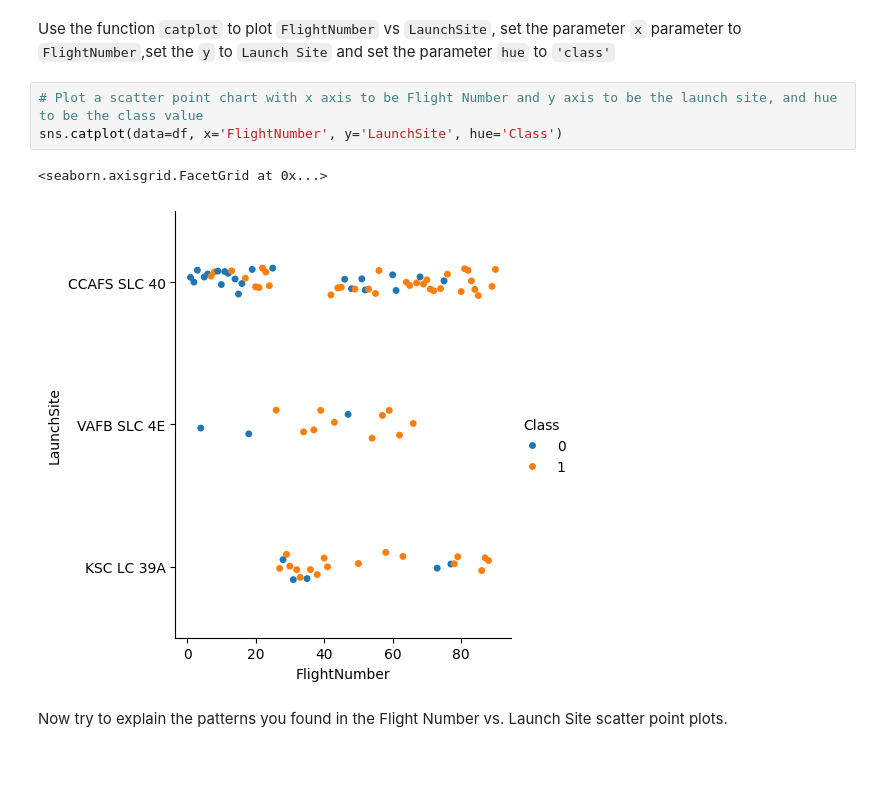
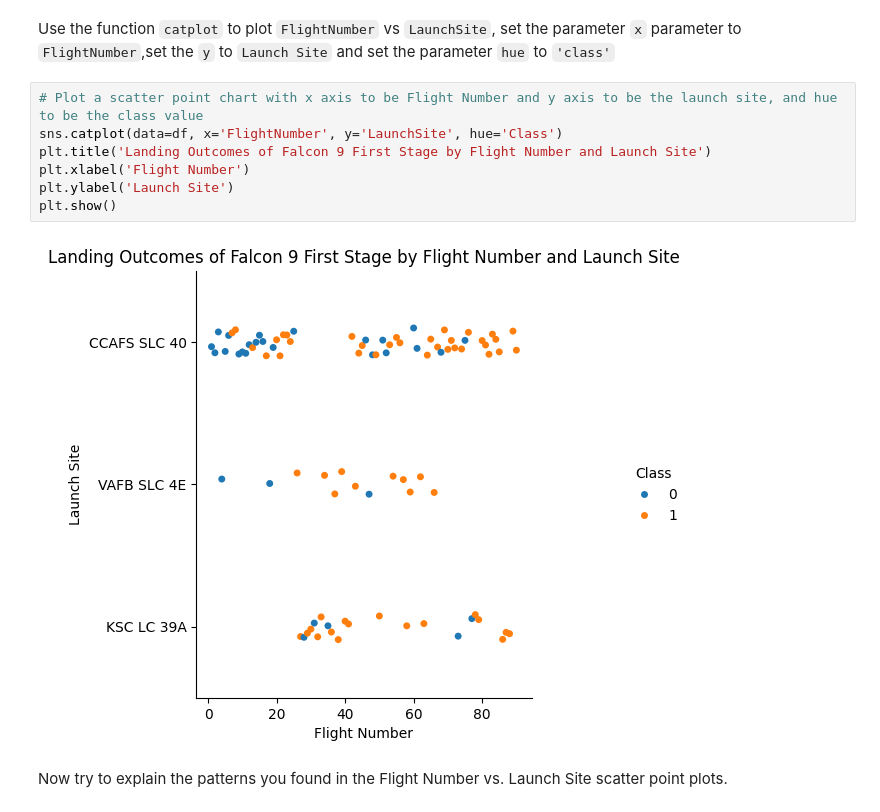
Before and after one commit to azwzhou/SpaceX-Falcon-9-Data-Science-Capstone-Coursera, a Jupyter notebook: EDA with Visualisation.ipynb, the cells around one changed output. Saved outputs shown, nothing was run; the diff lists cells and outputs as text; blank space fills up the shorter version.

```diff
--- a/EDA with Visualisation.ipynb
+++ b/EDA with Visualisation.ipynb
@@ -81,9 +81,12 @@ Use the function <code>catplot</code> to plot <code>FlightNumber</code> vs <code
 # %%
 # Plot a scatter point chart with x axis to be Flight Number and y axis to be the launch site, and hue to be the class value
 sns.catplot(data=df, x='FlightNumber', y='LaunchSite', hue='Class')
+plt.title('Landing Outcomes of Falcon 9 First Stage by Flight Number and Launch Site')
+plt.xlabel('Flight Number')
+plt.ylabel('Launch Site')
+plt.show()
 # %% [output]
-<seaborn.axisgrid.FacetGrid at 0x...>
-[figure, old version]
+[figure, new version]
 # %% [markdown]
 Now try to explain the patterns you found in the Flight Number vs. Launch Site scatter point plots.
 # %% [markdown]
```
Also changed, not shown: parts of 5 cells of this notebook.
